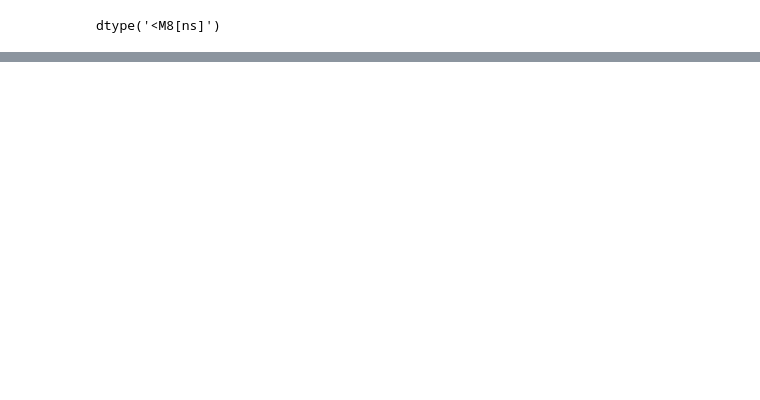
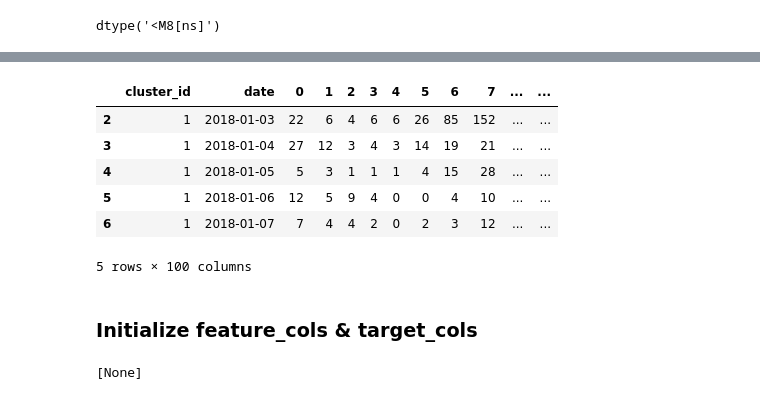
Before and after one commit to Andrejj23/city-bike, a Jupyter notebook: Georgios/mean_shift_clustering.ipynb, the cells around one changed output, grey strips where cells are left out. Cells and saved outputs as stored; diff of their text form; code cells hidden in the pictures; blank space fills up the shorter version.

```diff
--- a/Georgios/mean_shift_clustering.ipynb
+++ b/Georgios/mean_shift_clustering.ipynb
@@ -718,0 +758,41 @@ test_df = time_series_data[time_series_data['start_time'] >= '2018-11-01']
+# %%
+# Weekday and weekend
+ts_daily['day_of_week'] = ts_daily['date'].dt.dayofweek
+ts_daily['is_weekend'] = (ts_daily['day_of_week'] >= 5).astype(int)
+
+# 24-hour columns
+hour_cols = [str(h) for h in range(24)]
+
+# Next-day targets (shift -1)
+shifted = ts_daily.groupby('cluster_id')[hour_cols].shift(-1)
+shifted.columns = [f"target_{col}" for col in shifted.columns]
+ts_daily = pd.concat([ts_daily, shifted], axis=1)
+
+# Lag 1 day (previous day's 24 hours)
+lag1 = ts_daily.groupby('cluster_id')[hour_cols].shift(1)
+lag1.columns = [f"lag1_{col}" for col in lag1.columns]
+ts_daily = pd.concat([ts_daily, lag1], axis=1)
+
+# Rolling 3-day mean
+roll3 = (
+    ts_daily
+    .groupby('cluster_id')[hour_cols]
+    .rolling(3)
+    .mean()
+    .reset_index(level=0, drop=True)
+)
+roll3.columns = [f"roll3_{col}" for col in roll3.columns]
+ts_daily = pd.concat([ts_daily, roll3], axis=1)
+
+# Remove early rows with NaN (due to lag/rolling/shift)
+ts_daily = ts_daily.dropna().copy()
+
+ts_daily.head()
+# %% [output]
+|  | cluster_id | date | 0 | 1 | 2 | 3 | 4 | 5 | 6 | 7 | ... | ... |
+| 2 | 1 | 2018-01-03 | 22 | 6 | 4 | 6 | 6 | 26 | 85 | 152 | ... | ... |
+| 3 | 1 | 2018-01-04 | 27 | 12 | 3 | 4 | 3 | 14 | 19 | 21 | ... | ... |
+| 4 | 1 | 2018-01-05 | 5 | 3 | 1 | 1 | 1 | 4 | 15 | 28 | ... | ... |
+| 5 | 1 | 2018-01-06 | 12 | 5 | 9 | 4 | 0 | 0 | 4 | 10 | ... | ... |
+| 6 | 1 | 2018-01-07 | 7 | 4 | 4 | 2 | 0 | 2 | 3 | 12 | ... | ... |
+5 rows × 100 columns
@@ -718,0 +803,2 @@ test_df = time_series_data[time_series_data['start_time'] >= '2018-11-01']
+# %% [markdown]
+### Initialize feature_cols & target_cols
@@ -718,0 +811,4 @@ test_df = time_series_data[time_series_data['start_time'] >= '2018-11-01']
+# %%
+print(ts_daily.index.names)
+# %% [output]
+[None]
```
Also changed, not shown: parts of 16 cells of this notebook, 2 other files.
